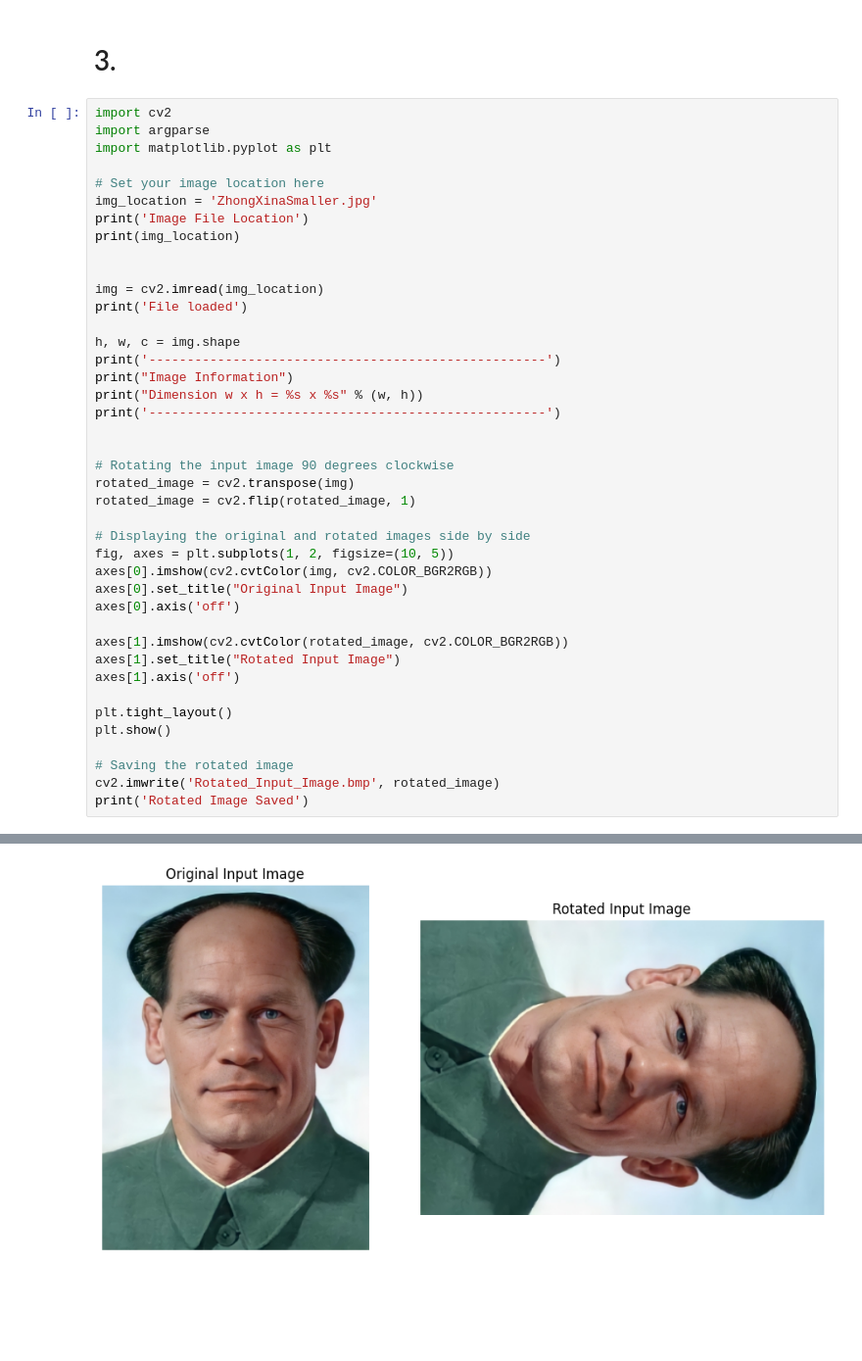
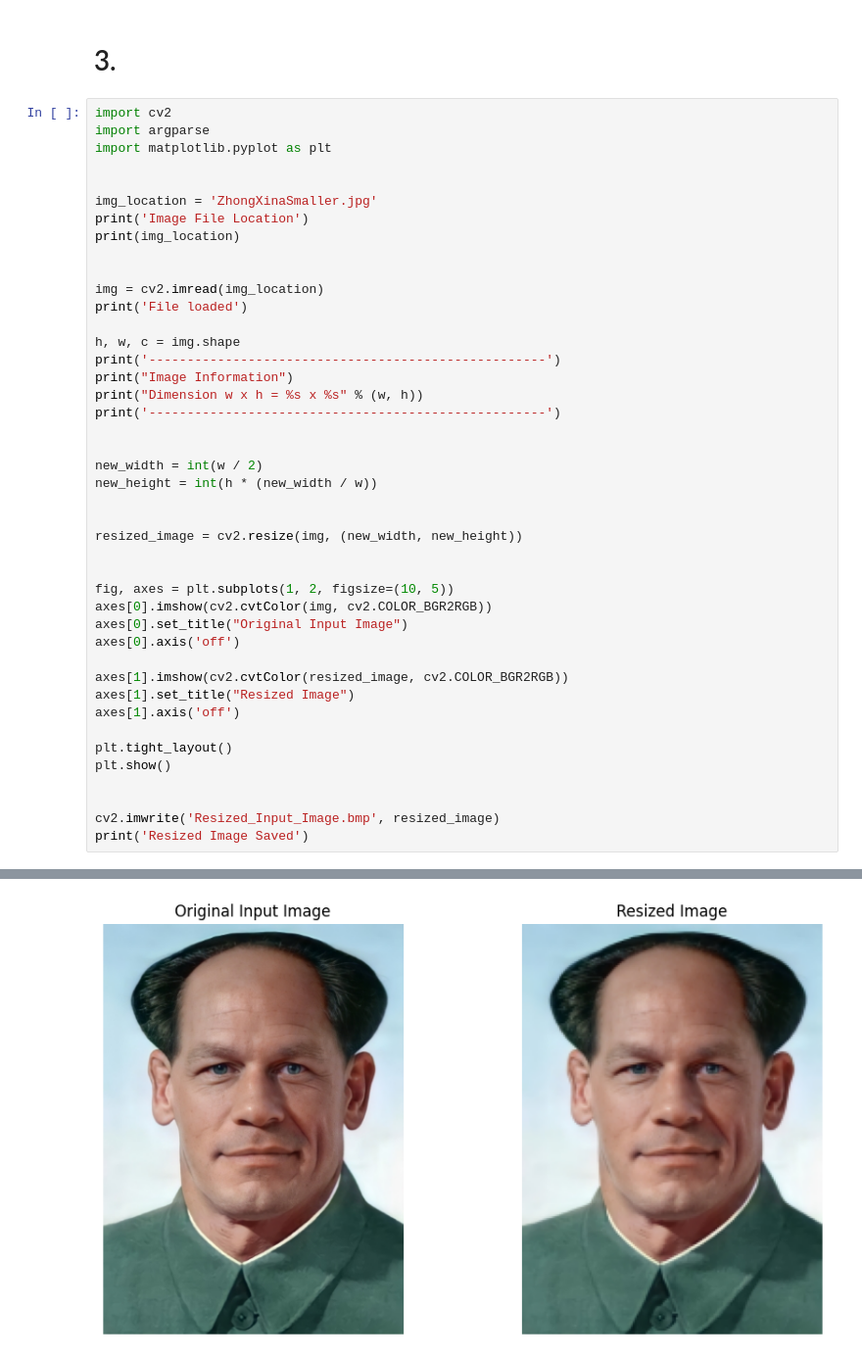
Before and after one commit to karinzaa/Software-Design-Techniques-for-AI-and-IoT, a Jupyter notebook: HW/EX03/01-07.ipynb, the cells around one changed output, grey strips where cells are left out. Shown at 98% size. Cells and saved outputs as stored; diff of their text form; blank space fills up the shorter version.

Commit message:
Changes to be committed:Add 04 	modified:   HW/EX03/01-07.ipynb 	new file:   HW/EX03/Resized_Input_Image.bmp

```diff
--- a/HW/EX03/01-07.ipynb
+++ b/HW/EX03/01-07.ipynb
@@ -118,7 +118,7 @@ import cv2
 import argparse
 import matplotlib.pyplot as plt
 
-# Set your image location here
+
 img_location = 'ZhongXinaSmaller.jpg'
 print('Image File Location')
 print(img_location)
@@ -126,40 +126,42 @@ print(img_location)
 
 img = cv2.imread(img_location)
 print('File loaded')
 
 h, w, c = img.shape
 print('----------------------------------------------------')
 print("Image Information")
 print("Dimension w x h = %s x %s" % (w, h))
 print('----------------------------------------------------')
 
 
-# Rotating the input image 90 degrees clockwise
-rotated_image = cv2.transpose(img)
-rotated_image = cv2.flip(rotated_image, 1)
+new_width = int(w / 2)
+new_height = int(h * (new_width / w))
 
-# Displaying the original and rotated images side by side
+
+resized_image = cv2.resize(img, (new_width, new_height))
+
+
 fig, axes = plt.subplots(1, 2, figsize=(10, 5))
 axes[0].imshow(cv2.cvtColor(img, cv2.COLOR_BGR2RGB))
 axes[0].set_title("Original Input Image")
 axes[0].axis('off')
 
-axes[1].imshow(cv2.cvtColor(rotated_image, cv2.COLOR_BGR2RGB))
-axes[1].set_title("Rotated Input Image")
+axes[1].imshow(cv2.cvtColor(resized_image, cv2.COLOR_BGR2RGB))
+axes[1].set_title("Resized Image")
 axes[1].axis('off')
 
 plt.tight_layout()
 plt.show()
 
-# Saving the rotated image
-cv2.imwrite('Rotated_Input_Image.bmp', rotated_image)
-print('Rotated Image Saved')
+
+cv2.imwrite('Resized_Input_Image.bmp', resized_image)
+print('Resized Image Saved')
 # %% [output]
 Image File Location
 ZhongXinaSmaller.jpg
 File loaded
 ----------------------------------------------------
 Image Information
 Dimension w x h = 320 x 438
 ----------------------------------------------------
-[figure, old version]
+[figure, new version]
```
Also changed, not shown: parts of 5 cells of this notebook, 1 other file.
